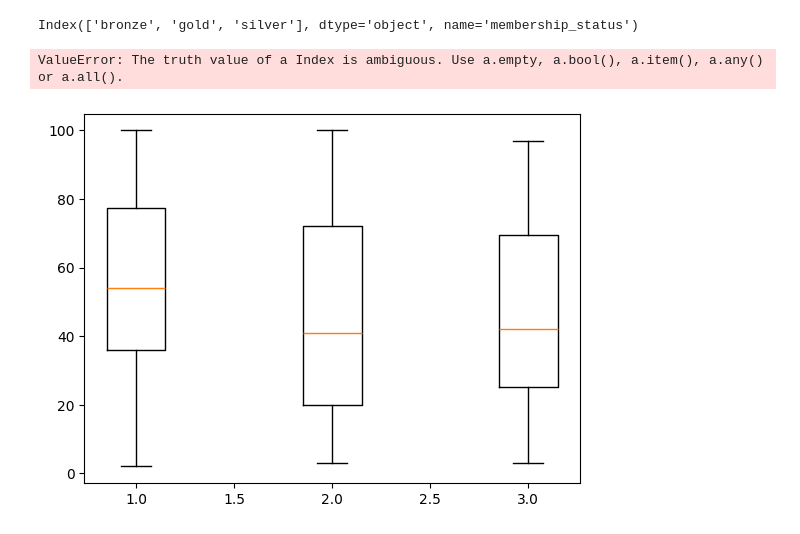
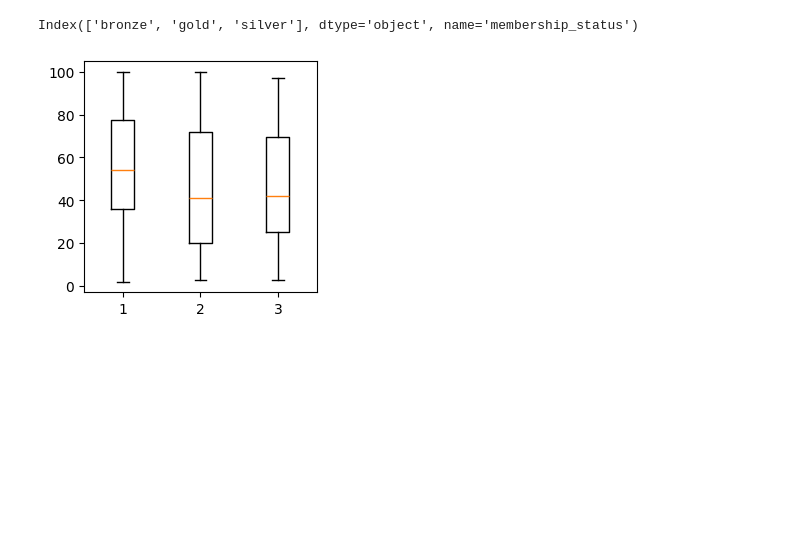
Before and after one commit to patrickowor/osf-data-science, a Jupyter notebook: ecommerce clean.ipynb, the cells around one changed output. Saved outputs shown, nothing was run; the diff lists cells and outputs as text; code cells hidden in the pictures; blank space fills up the shorter version.

```diff
--- a/ecommerce clean.ipynb
+++ b/ecommerce clean.ipynb
@@ -422,7 +422,8 @@ spend_grouping.index
 # %% [output]
 Index(['bronze', 'gold', 'silver'], dtype='object', name='membership_status')
 # %%
-plt.boxplot(spend_grouping, label=(spend_grouping.index)
+plt.figure(figsize=(3, 3))
+plt.boxplot(spend_grouping, label=list(spend_grouping.index))
+plt.show()
 # %% [output]
-ValueError: The truth value of a Index is ambiguous. Use a.empty, a.bool(), a.item(), a.any() or a.all().
-[figure, old version]
+[figure, new version]
```
Also changed, not shown: parts of 2 cells of this notebook, 1 other file.
